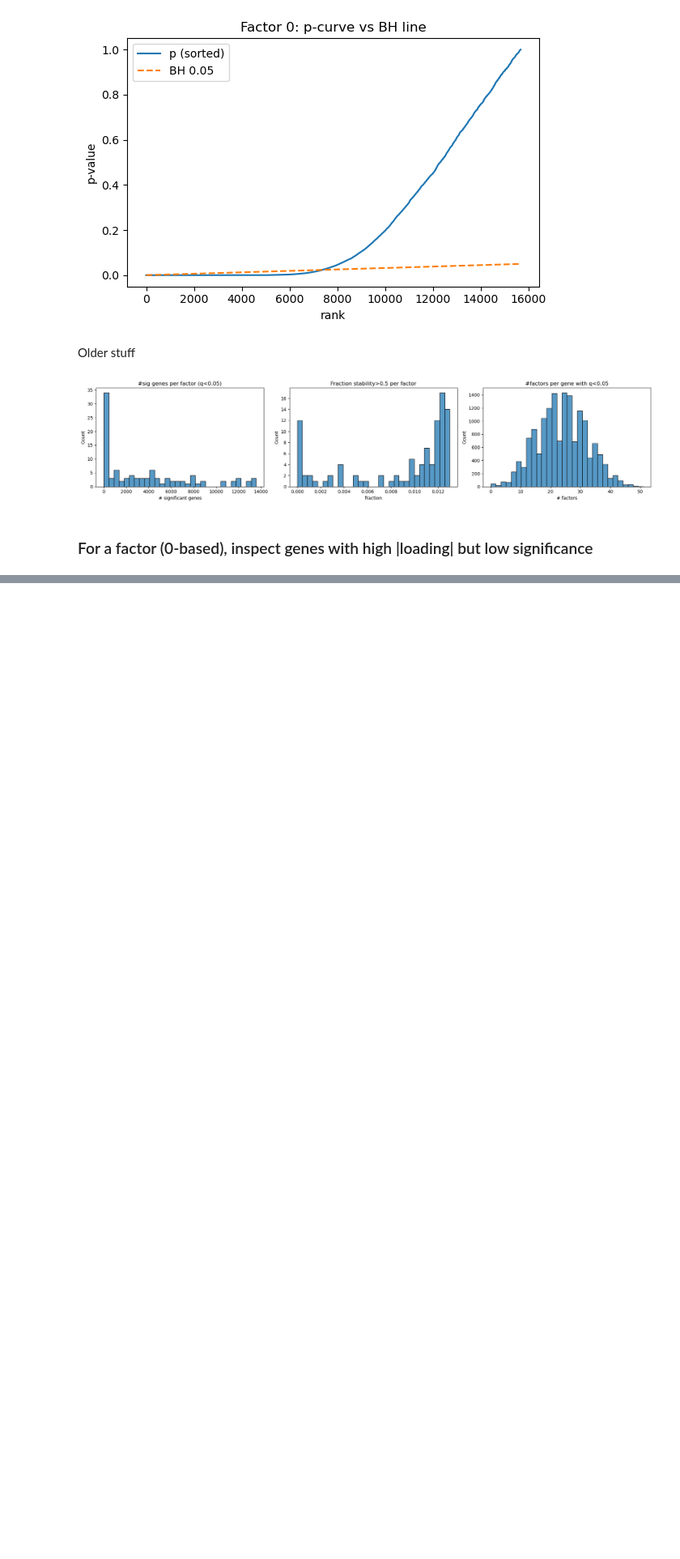
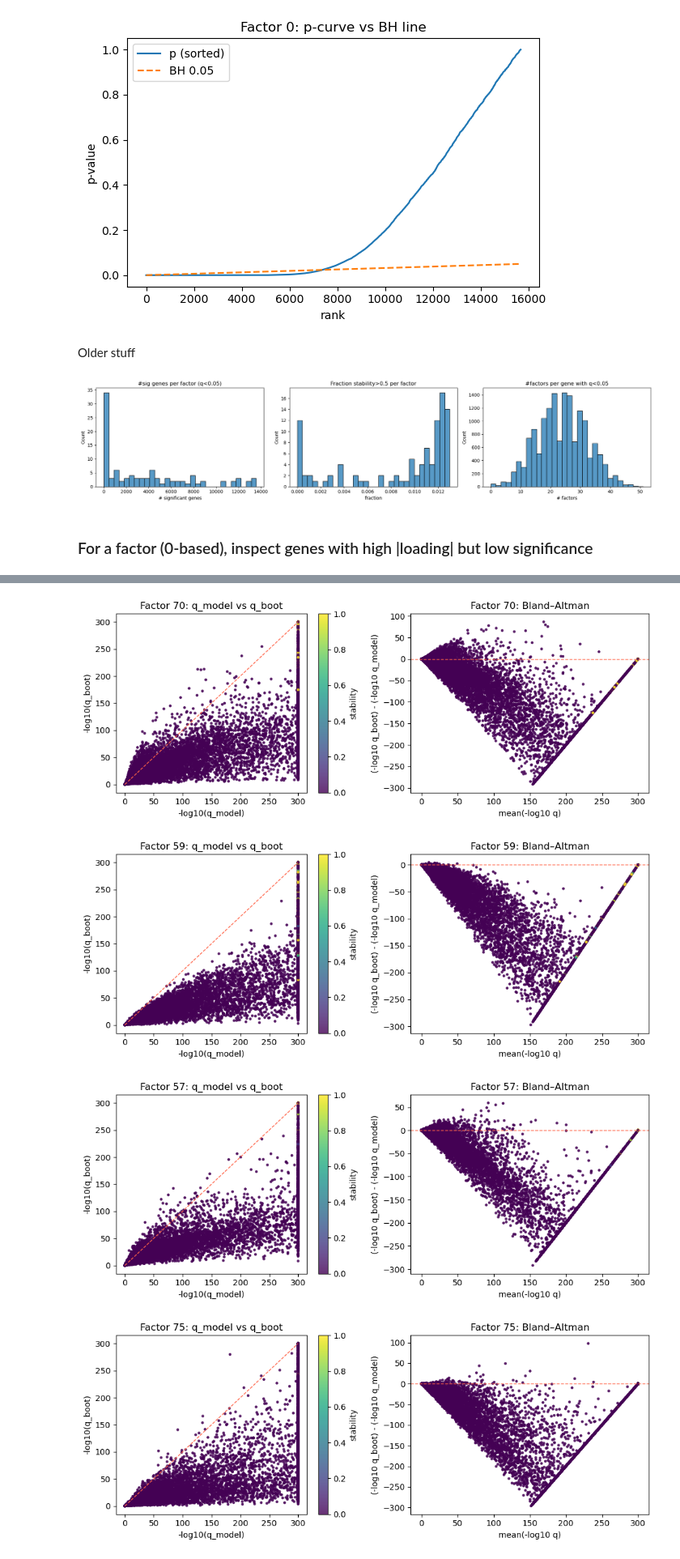
Before and after one commit to MinhangXu/sc_classification, a Jupyter notebook: notebooks/factosig_result_Oct2025/compare_different_significance_method_Oct14.ipynb, the cells around one changed output, grey strips where cells are left out. Shown at 81% size. Saved outputs shown, nothing was run; the diff lists cells and outputs as text; code cells hidden in the pictures; blank space fills up the shorter version.

```diff
--- a/notebooks/factosig_result_Oct2025/compare_different_significance_method_Oct14.ipynb
+++ b/notebooks/factosig_result_Oct2025/compare_different_significance_method_Oct14.ipynb
@@ -582,0 +582,38 @@ plt.show()
+# %%
+import numpy as np
+import matplotlib.pyplot as plt
+
+# Choose a few representative factors (top 4 by #sig in bootstrap)
+sig_counts_boot = (Q_boot < 0.05).sum(axis=0)
+plot_factors2 = np.argsort(-sig_counts_boot)[:4]
+
+for j in plot_factors2:
+    x = -np.log10(np.clip(Q_model[:, j], 1e-300, 1.0))
+    y = -np.log10(np.clip(Q_boot[:, j], 1e-300, 1.0))
+    c = np.abs(L[:, j]) if np.all(np.isnan(stab[:, j])) else stab[:, j]
+
+    fig, axes = plt.subplots(1, 2, figsize=(10, 4))
+    # Scatter
+    sc = axes[0].scatter(x, y, c=c, s=6, cmap="viridis", alpha=0.8)
+    axes[0].plot([x.min(), x.max()], [x.min(), x.max()], ls="--", c="tomato", lw=1)
+    axes[0].set_xlabel("-log10(q_model)")
+    axes[0].set_ylabel("-log10(q_boot)")
+    axes[0].set_title(f"Factor {j}: q_model vs q_boot")
+    cb = plt.colorbar(sc, ax=axes[0])
+    cb.set_label("|loading|" if np.all(np.isnan(stab[:, j])) else "stability")
+
+    # Bland–Altman
+    mean_val = 0.5 * (x + y)
+    diff_val = y - x
+    axes[1].scatter(mean_val, diff_val, c=c, s=6, cmap="viridis", alpha=0.8)
+    axes[1].axhline(0.0, ls="--", c="tomato", lw=1)
+    axes[1].set_xlabel("mean(-log10 q)")
+    axes[1].set_ylabel("(-log10 q_boot) - (-log10 q_model)")
+    axes[1].set_title(f"Factor {j}: Bland–Altman")
+    plt.tight_layout()
+    plt.show()
+# %% [output]
+[figure, added]
+[figure, added]
+[figure, added]
+[figure, added]
```
Also changed, not shown: parts of 37 cells of this notebook, 33 other files.
